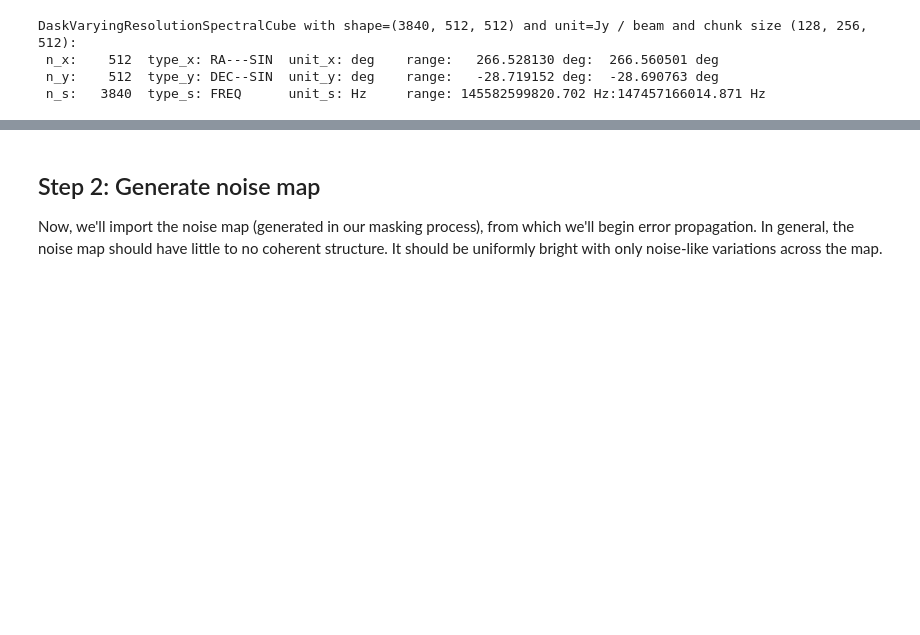
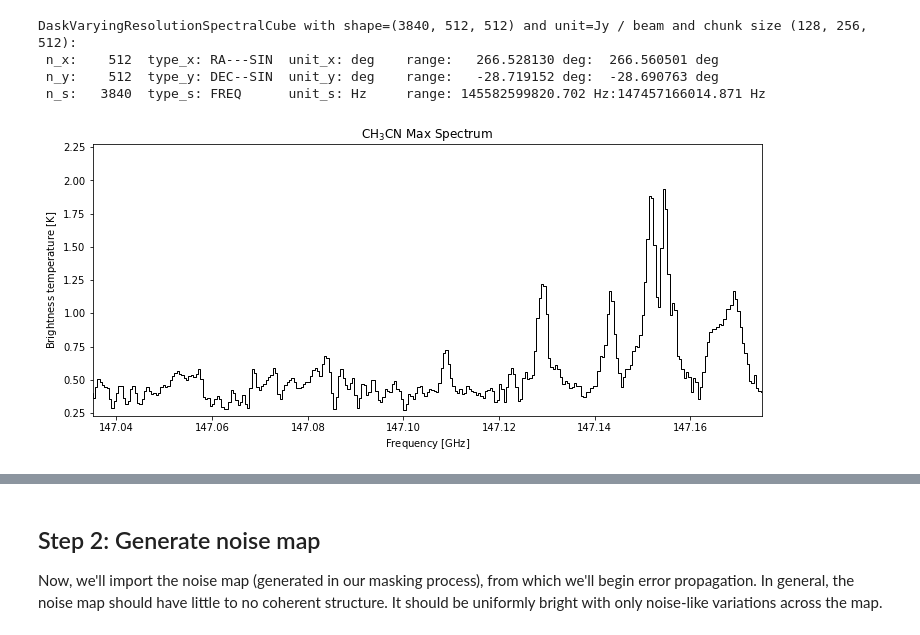
Before and after one commit to abulatek/brick, a Jupyter notebook: first_results/temperature_map/ProcessingTutorial.ipynb, the cells around one changed output, grey strips where cells are left out. Cells and saved outputs as stored; diff of their text form; code cells hidden in the pictures; blank space fills up the shorter version.

Commit message:
Created CH3CN max spectrum figure for talk

```diff
--- a/first_results/temperature_map/ProcessingTutorial.ipynb
+++ b/first_results/temperature_map/ProcessingTutorial.ipynb
@@ -64,3 +64,25 @@ DaskVaryingResolutionSpectralCube with shape=(3840, 512, 512) and unit=Jy / beam
  n_x:    512  type_x: RA---SIN  unit_x: deg    range:   266.528130 deg:  266.560501 deg
  n_y:    512  type_y: DEC--SIN  unit_y: deg    range:   -28.719152 deg:  -28.690763 deg
  n_s:   3840  type_s: FREQ      unit_s: Hz     range: 145582599820.702 Hz:147457166014.871 Hz
+# %%
+from spectral_cube import OneDSpectrum
+from astropy.io import fits
+import pyspeckit
+
+spectra = '/blue/adamginsburg/abulatek/brick/symlinks/imaging_results/spectra/'
+max_fn = spectra+'source_ab_'+freq_spw+'_clean_2sigma_n50000_masked_3sigma_pbmask0p18.max.fits'
+mean_fn = spectra+'source_ab_'+freq_spw+'_clean_2sigma_n50000_masked_3sigma_pbmask0p18.mean.fits'
+# %%
+# Plot methyl cyanide max spectrum
+fig1 = plt.figure(1, figsize = (12, 5))
+max_kspectrum = OneDSpectrum.from_hdu(fits.open(max_fn)).to(u.K)
+max_kspectrum_ps = pyspeckit.Spectrum.from_hdu(max_kspectrum.hdu)
+max_kspectrum_ps.xarr.convert_to_unit('GHz')
+max_kspectrum_ps.plotter(figure = fig1, color = 'k', linewidth = 1, xmin = fmin, xmax = fmax,
+                         xlabel = f"Frequency [{max_kspectrum_ps.xarr.unit.to_string('latex_inline')}]",
+                         ylabel = f"Brightness temperature [{max_kspectrum_ps.unit.to_string('latex_inline')}]",
+                         title = "CH$_3$CN Max Spectrum")
+max_kspectrum_ps.plotter.savefig(f'../figures/ch3cn_max_spec.pdf')
+plt.show()
+# %% [output]
+[figure, added]
```
Also changed, not shown: parts of 1 cell of this notebook, 2 other files.
